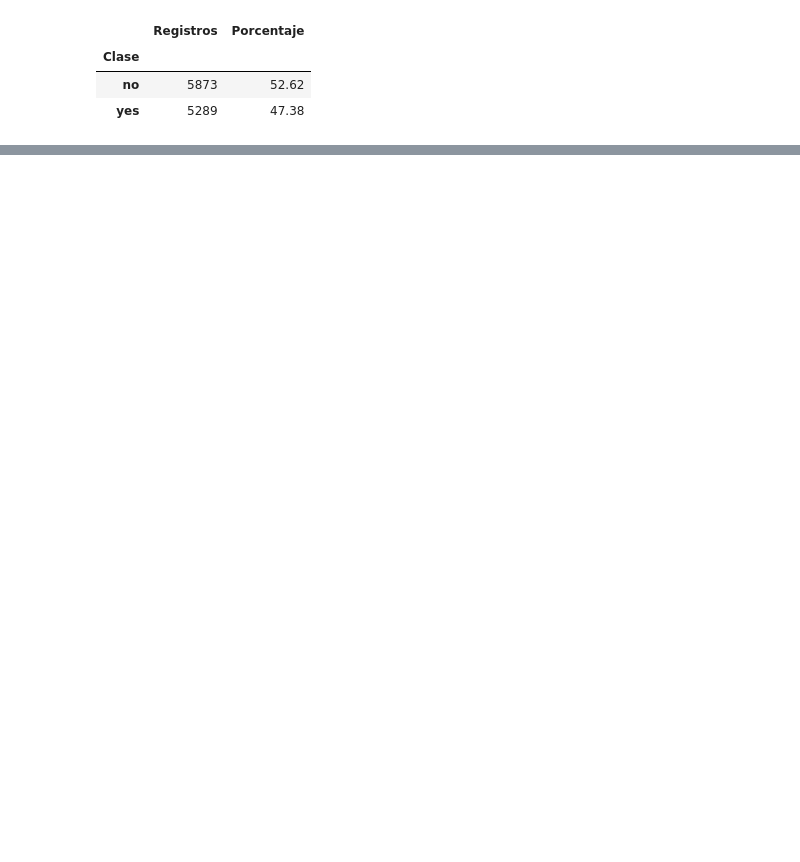
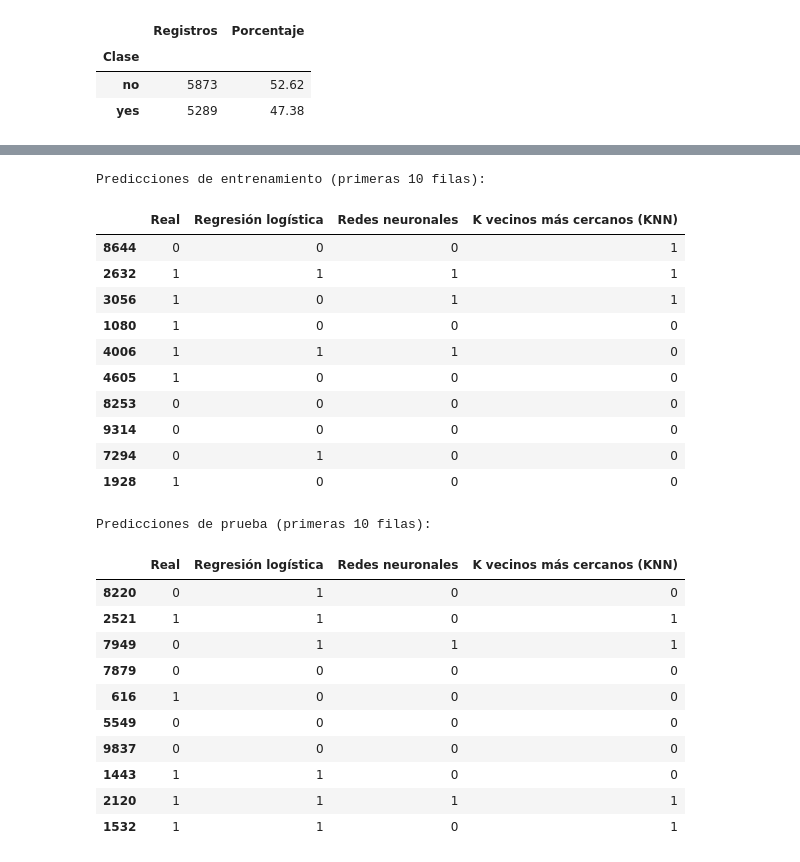
Before and after one commit to alex72hD/ComparacionDeClasificadores, a Jupyter notebook: notebooks/Clasificadores.ipynb, the cells around one changed output, grey strips where cells are left out. Drawn from its saved outputs; the diff is of its cells as text; code cells hidden in the pictures; blank space fills up the shorter version.

```diff
--- a/notebooks/Clasificadores.ipynb
+++ b/notebooks/Clasificadores.ipynb
@@ -113,0 +151,3 @@ df = df.drop(columns=['duration'])
+# %%
+moda_contact = df[df['contact'] != 'unknown']['contact'].mode()[0]
+print(f"Moda de la variable 'contact' (excluyendo 'unknown'): {moda_contact}")
@@ -218,0 +366,36 @@ Name: count, dtype: int64
+# %%
+from sklearn.metrics import accuracy_score, precision_score, recall_score
+
+predicciones_train = pd.DataFrame({"Real": y_train})
+predicciones_test = pd.DataFrame({"Real": y_test})
+metricas = []
+
+for model_name, search in searches.items():
+    train_prediction = search.predict(X_train)
+    test_prediction = search.predict(X_test)
+    predicciones_train[model_name] = train_prediction
+    predicciones_test[model_name] = test_prediction
+
+    for split_name, actual, predicted in (
+        ("Train", y_train, train_prediction),
+        ("Test", y_test, test_prediction),
+    ):
+        metricas.append(
+            {
+                "Clasificador": model_name,
+                "Conjunto": split_name,
+                "Accuracy": accuracy_score(actual, predicted),
+                "Precisión (yes)": precision_score(actual, predicted, pos_label=1),
+                "Exhaustividad (yes)": recall_score(actual, predicted, pos_label=1),
+                "F1 (yes)": f1_score(actual, predicted, pos_label=1),
+            }
+        )
+
+tabla_metricas = pd.DataFrame(metricas)
+display(tabla_metricas.round(4))
+
+print("Predicciones de entrenamiento (primeras 10 filas):")
+display(predicciones_train.head(10))
+print("Predicciones de prueba (primeras 10 filas):")
+display(predicciones_test.head(10))
+# %% [output]
@@ -218,0 +409,24 @@ Name: count, dtype: int64
+Predicciones de entrenamiento (primeras 10 filas):
+|  | Real | Regresión logística | Redes neuronales | K vecinos más cercanos (KNN) |
+| 8644 | 0 | 0 | 0 | 1 |
+| 2632 | 1 | 1 | 1 | 1 |
+| 3056 | 1 | 0 | 1 | 1 |
+| 1080 | 1 | 0 | 0 | 0 |
+| 4006 | 1 | 1 | 1 | 0 |
+| 4605 | 1 | 0 | 0 | 0 |
+| 8253 | 0 | 0 | 0 | 0 |
+| 9314 | 0 | 0 | 0 | 0 |
+| 7294 | 0 | 1 | 0 | 0 |
+| 1928 | 1 | 0 | 0 | 0 |
+Predicciones de prueba (primeras 10 filas):
+|  | Real | Regresión logística | Redes neuronales | K vecinos más cercanos (KNN) |
+| 8220 | 0 | 1 | 0 | 0 |
+| 2521 | 1 | 1 | 0 | 1 |
+| 7949 | 0 | 1 | 1 | 1 |
+| 7879 | 0 | 0 | 0 | 0 |
+| 616 | 1 | 0 | 0 | 0 |
+| 5549 | 0 | 0 | 0 | 0 |
+| 9837 | 0 | 0 | 0 | 0 |
+| 1443 | 1 | 1 | 0 | 0 |
+| 2120 | 1 | 1 | 1 | 1 |
+| 1532 | 1 | 1 | 0 | 1 |
```
Also changed, not shown: parts of 34 cells of this notebook, 2 other files.
